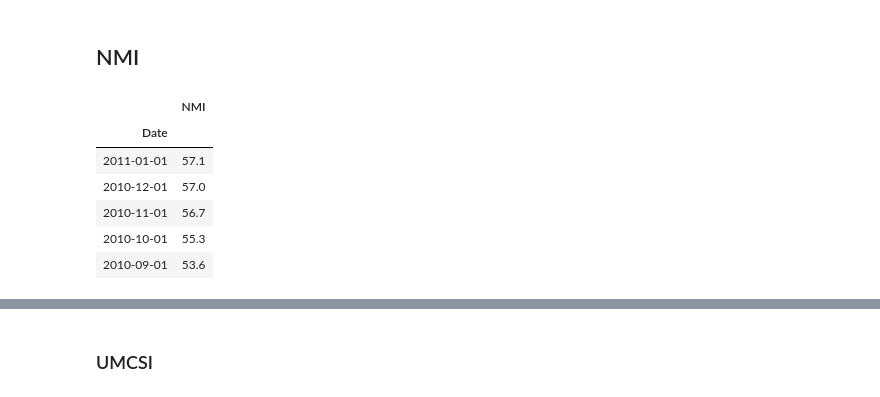
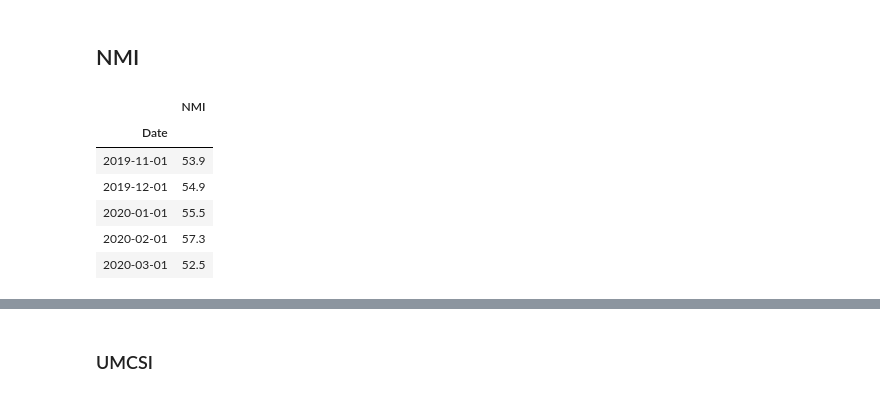
Before and after one commit to thomask18/Finance, a Jupyter notebook: World View.ipynb, the cells around one changed output, grey strips where cells are left out. Cells and saved outputs as stored; diff of their text form; code cells hidden in the pictures.

```diff
--- a/World View.ipynb
+++ b/World View.ipynb
@@ -48,14 +55,13 @@ plt.axhline(50, color="r");
 # %%
 df_NMI = quandl.get("ISM/NONMAN_NMI", authtoken="kFwyRwmqZyPsHBzdpNov")
 df_NMI.rename(columns={'Index': "NMI"}, inplace=True)
-df_NMI = df_NMI[::-1]
 df_NMI = df_NMI[-num_months:]
-df_NMI.head()
+df_NMI.tail()
 # %% [output]
 |  | NMI |
 | Date |  |
-| 2011-01-01 | 57.1 |
-| 2010-12-01 | 57.0 |
-| 2010-11-01 | 56.7 |
-| 2010-10-01 | 55.3 |
-| 2010-09-01 | 53.6 |
+| 2019-11-01 | 53.9 |
+| 2019-12-01 | 54.9 |
+| 2020-01-01 | 55.5 |
+| 2020-02-01 | 57.3 |
+| 2020-03-01 | 52.5 |
```
Also changed, not shown: parts of 41 cells of this notebook.
